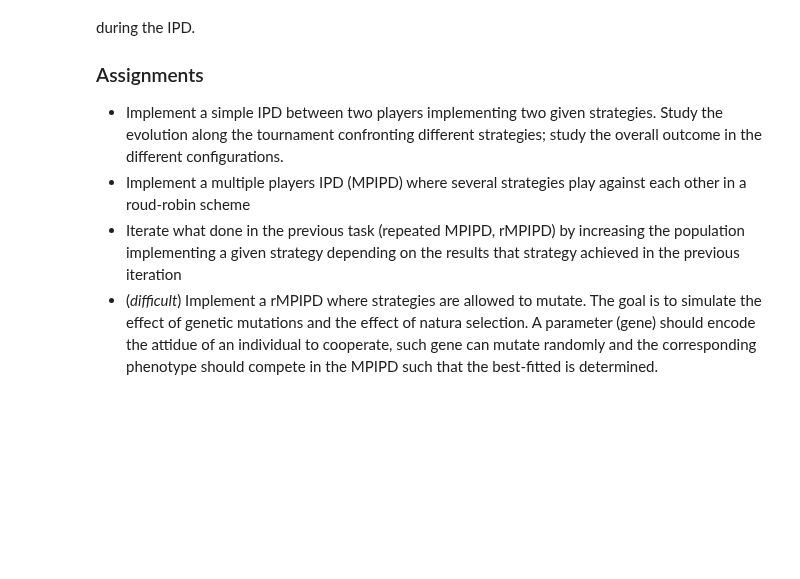
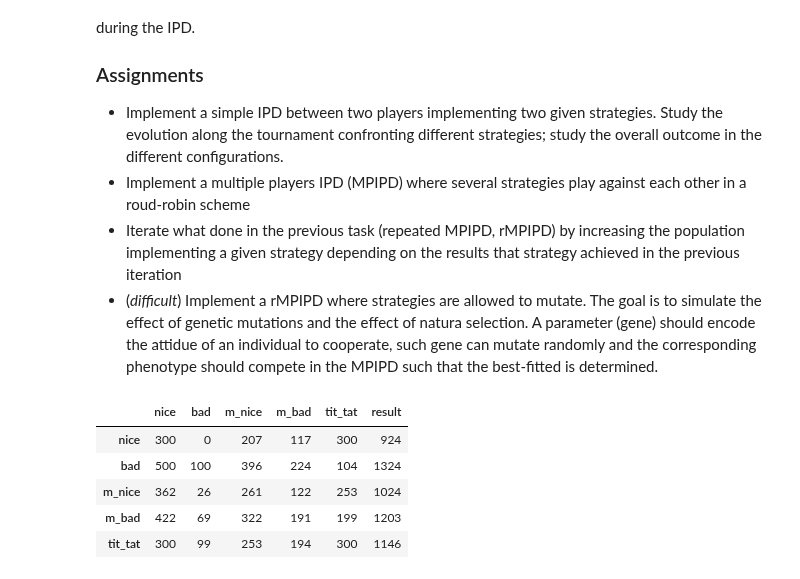
Before and after one commit to luca430/prisoner_dilemma, a Jupyter notebook: Project.ipynb, the cells around one changed output. Saved outputs shown, nothing was run; the diff lists cells and outputs as text; code cells hidden in the pictures; blank space fills up the shorter version.

```diff
--- a/Project.ipynb
+++ b/Project.ipynb
@@ -70,32 +70,39 @@ s = ['nice','bad','m_nice','m_bad','tit_tat']
 # %%
 #Point 1)
 
-result = np.zeros((len(s),len(s)))
+res = np.zeros((len(s),len(s)))
 for i in range(len(s)):
     for j in range(i,len(s)):
         p1, p2 = pris_dil.fight(s[i],s[j])
         res[i,j] = p1
         res[j,i] = p2
 
 df = pd.DataFrame(res,dtype=int,columns=s,index=s)
 
 #Rappresentazione risultati
 def colorcell(x):
     data = x.copy()
     data.loc[:,:] = ''
     for i in range(5):
         for j in range(5):
             if res[i,j] < res[j,i]: data.iloc[i,j] = 'color : red'
             elif res[i,j] > res[j,i]: data.iloc[i,j] = 'color : green'
             else: data.iloc[i,j] = 'color : lightblue'
     return data
 
 sum = np.sum(res, axis=1)
 df['result'] = sum
 df = df.astype({'result': int})
 df = df.style.apply(colorcell,axis=None)
 
 display(df)
+# %% [output]
+|  | nice | bad | m_nice | m_bad | tit_tat | result |
+| nice | 300 | 0 | 207 | 117 | 300 | 924 |
+| bad | 500 | 100 | 396 | 224 | 104 | 1324 |
+| m_nice | 362 | 26 | 261 | 122 | 253 | 1024 |
+| m_bad | 422 | 69 | 322 | 191 | 199 | 1203 |
+| tit_tat | 300 | 99 | 253 | 194 | 300 | 1146 |
 # %%
 #Point 2)
 
```
Also changed, not shown: parts of 2 cells of this notebook, 2 other files.
